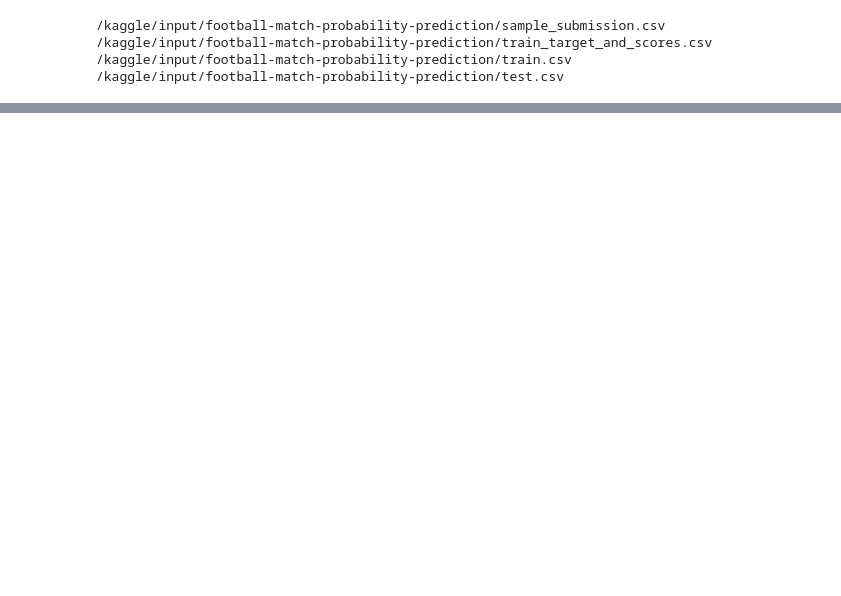
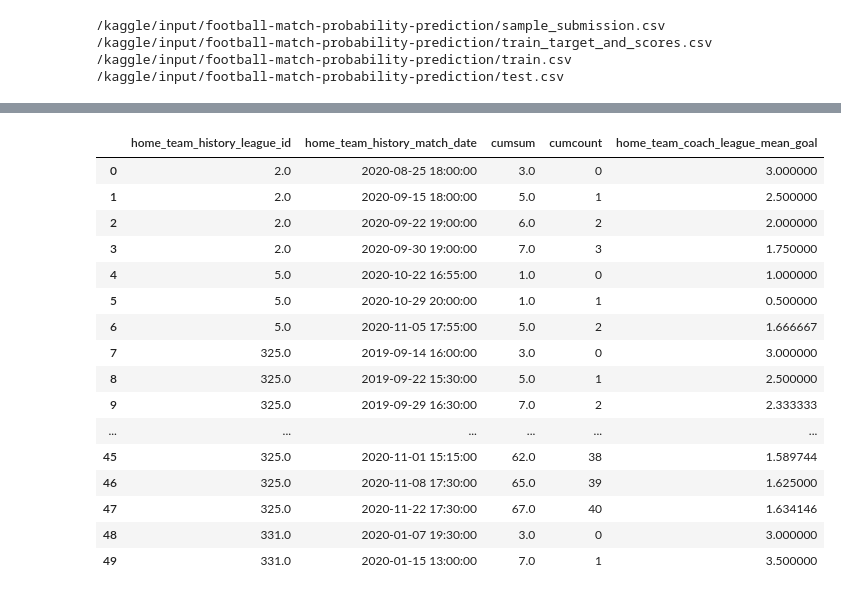
Before and after one commit to SzeYeung1/Football_Prediction, a Jupyter notebook: football-prediction-xgboost-2nd-trial.ipynb, the cells around one changed output, grey strips where cells are left out. Saved outputs shown, nothing was run; the diff lists cells and outputs as text; code cells hidden in the pictures; blank space fills up the shorter version.

```diff
--- a/football-prediction-xgboost-2nd-trial.ipynb
+++ b/football-prediction-xgboost-2nd-trial.ipynb
@@ -303,0 +424,2 @@ def add_attack_defense_strength_features(df):
+# %%
+xxx=xxx.dropna()
@@ -303,0 +441,7 @@ def add_attack_defense_strength_features(df):
+# %%
+xxy=xxx.loc[xxx.home_team_history_coach==2511092].sort_values(by=['home_team_history_league_id','home_team_history_match_date'], ascending=[True,True])
+# %%
+xxz=xxy.set_index(['home_team_history_league_id','home_team_history_match_date']).groupby(level=0, as_index=False).home_team_history_goal.agg(['cumsum','cumcount'])
+# %%
+xxz['home_team_coach_league_mean_goal']=(xxz['cumsum'])/(xxz['cumcount']+1)
+xxz
@@ -303,0 +463,20 @@ def add_attack_defense_strength_features(df):
+# %%
+xxz.reset_index().head(50)
+# %% [output]
+|  | home_team_history_league_id | home_team_history_match_date | cumsum | cumcount | home_team_coach_league_mean_goal |
+| 0 | 2.0 | 2020-08-25 18:00:00 | 3.0 | 0 | 3.000000 |
+| 1 | 2.0 | 2020-09-15 18:00:00 | 5.0 | 1 | 2.500000 |
+| 2 | 2.0 | 2020-09-22 19:00:00 | 6.0 | 2 | 2.000000 |
+| 3 | 2.0 | 2020-09-30 19:00:00 | 7.0 | 3 | 1.750000 |
+| 4 | 5.0 | 2020-10-22 16:55:00 | 1.0 | 0 | 1.000000 |
+| 5 | 5.0 | 2020-10-29 20:00:00 | 1.0 | 1 | 0.500000 |
+| 6 | 5.0 | 2020-11-05 17:55:00 | 5.0 | 2 | 1.666667 |
+| 7 | 325.0 | 2019-09-14 16:00:00 | 3.0 | 0 | 3.000000 |
+| 8 | 325.0 | 2019-09-22 15:30:00 | 5.0 | 1 | 2.500000 |
+| 9 | 325.0 | 2019-09-29 16:30:00 | 7.0 | 2 | 2.333333 |
+| ... | ... | ... | ... | ... | ... |
+| 45 | 325.0 | 2020-11-01 15:15:00 | 62.0 | 38 | 1.589744 |
+| 46 | 325.0 | 2020-11-08 17:30:00 | 65.0 | 39 | 1.625000 |
+| 47 | 325.0 | 2020-11-22 17:30:00 | 67.0 | 40 | 1.634146 |
+| 48 | 331.0 | 2020-01-07 19:30:00 | 3.0 | 0 | 3.000000 |
+| 49 | 331.0 | 2020-01-15 13:00:00 | 7.0 | 1 | 3.500000 |
```
Also changed, not shown: parts of 37 cells of this notebook.
